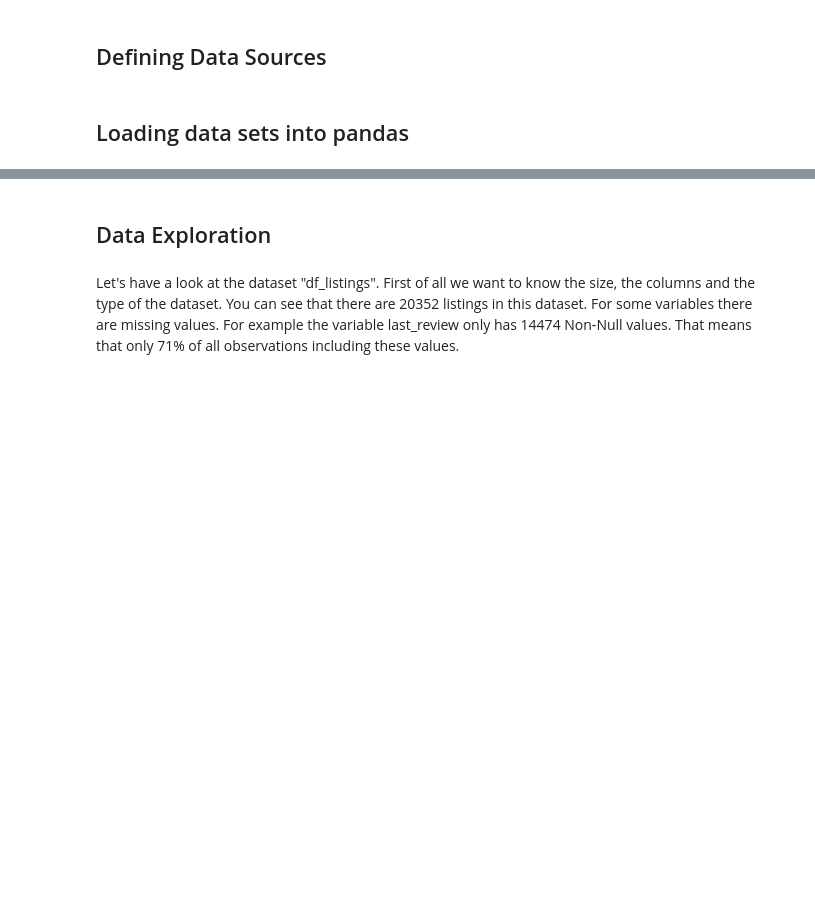
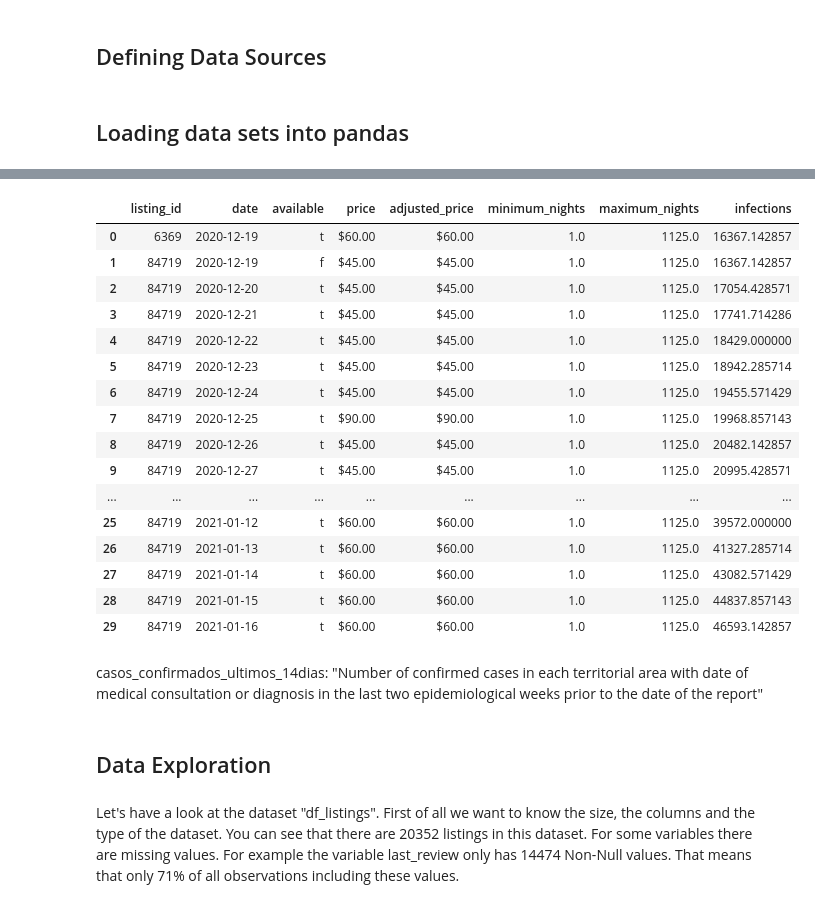
Before and after one commit to Paul-Busch/GAGR-FINAL-PROJECT, a Jupyter notebook: Final_Project_Data_Analysis.ipynb, the cells around one changed output, grey strips where cells are left out. Drawn from its saved outputs; the diff is of its cells as text; code cells hidden in the pictures; blank space fills up the shorter version.

```diff
--- a/Final_Project_Data_Analysis.ipynb
+++ b/Final_Project_Data_Analysis.ipynb
@@ -42,3 +109,33 @@ dfc_neighbourhoods = df_neighbourhoods.copy()
+# %%
+dfc_calendar['date'] = pd.to_datetime(dfc_calendar['date'], format = '%Y-%m-%d')
+
+dfc_calendar['infections'] = 0
+
+for i in dfc_calendar.index: #this takes forever. this can be shortendif only usend on parts of the df (range(x))
+    if dfc_calendar.loc[i,'date'] in df_corona_sum_full['date'].values:
+        dfc_calendar.iloc[i, 7] = df_corona_sum_full.loc[df_corona_sum_full['date']==dfc_calendar.loc[i,'date'], 'infections']
+
+dfc_calendar.head(30)
+# %% [output]
+|  | listing_id | date | available | price | adjusted_price | minimum_nights | maximum_nights | infections |
+| 0 | 6369 | 2020-12-19 | t | $60.00 | $60.00 | 1.0 | 1125.0 | 16367.142857 |
+| 1 | 84719 | 2020-12-19 | f | $45.00 | $45.00 | 1.0 | 1125.0 | 16367.142857 |
+| 2 | 84719 | 2020-12-20 | t | $45.00 | $45.00 | 1.0 | 1125.0 | 17054.428571 |
+| 3 | 84719 | 2020-12-21 | t | $45.00 | $45.00 | 1.0 | 1125.0 | 17741.714286 |
+| 4 | 84719 | 2020-12-22 | t | $45.00 | $45.00 | 1.0 | 1125.0 | 18429.000000 |
+| 5 | 84719 | 2020-12-23 | t | $45.00 | $45.00 | 1.0 | 1125.0 | 18942.285714 |
+| 6 | 84719 | 2020-12-24 | t | $45.00 | $45.00 | 1.0 | 1125.0 | 19455.571429 |
+| 7 | 84719 | 2020-12-25 | t | $90.00 | $90.00 | 1.0 | 1125.0 | 19968.857143 |
+| 8 | 84719 | 2020-12-26 | t | $45.00 | $45.00 | 1.0 | 1125.0 | 20482.142857 |
+| 9 | 84719 | 2020-12-27 | t | $45.00 | $45.00 | 1.0 | 1125.0 | 20995.428571 |
+| ... | ... | ... | ... | ... | ... | ... | ... | ... |
+| 25 | 84719 | 2021-01-12 | t | $60.00 | $60.00 | 1.0 | 1125.0 | 39572.000000 |
+| 26 | 84719 | 2021-01-13 | t | $60.00 | $60.00 | 1.0 | 1125.0 | 41327.285714 |
+| 27 | 84719 | 2021-01-14 | t | $60.00 | $60.00 | 1.0 | 1125.0 | 43082.571429 |
+| 28 | 84719 | 2021-01-15 | t | $60.00 | $60.00 | 1.0 | 1125.0 | 44837.857143 |
+| 29 | 84719 | 2021-01-16 | t | $60.00 | $60.00 | 1.0 | 1125.0 | 46593.142857 |
+# %% [markdown]
+casos_confirmados_ultimos_14dias: "Number of confirmed cases in each territorial area with date of medical consultation or diagnosis in the last two epidemiological weeks prior to the date of the report"
 # %% [markdown]
 ## Data Exploration
 # %% [markdown]
```
Also changed, not shown: parts of 5 cells of this notebook.
